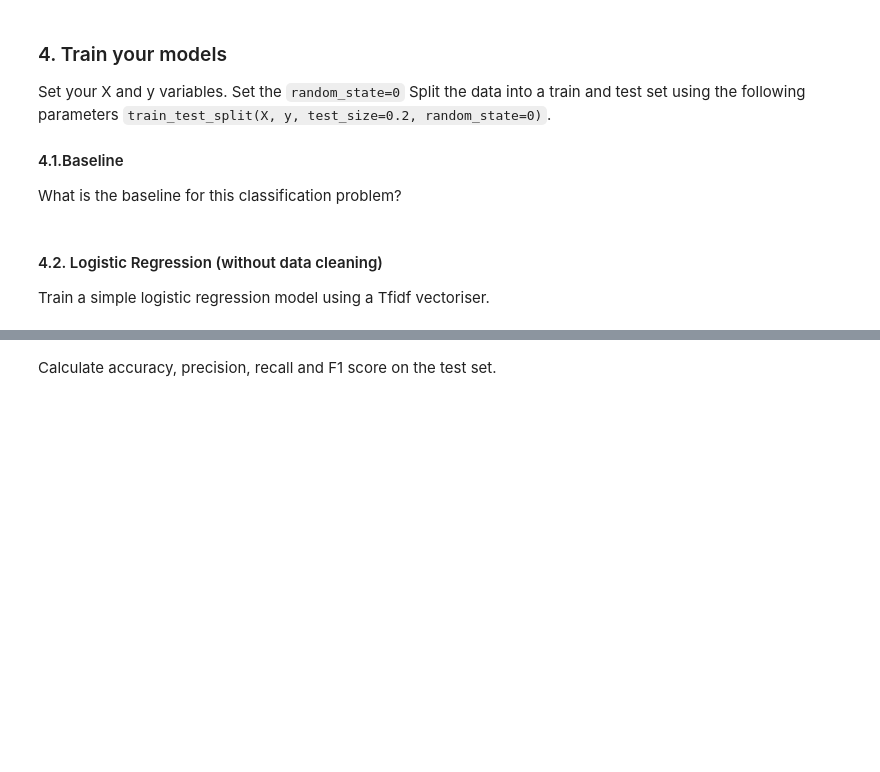
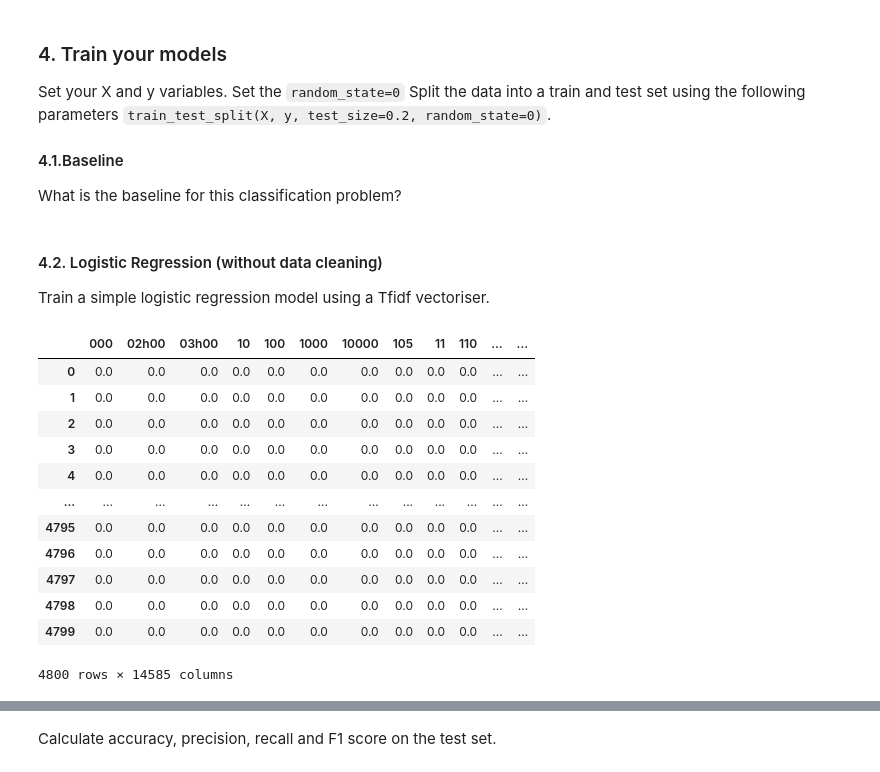
Before and after one commit to Stergios-Konstantinidis/DMML2022_Nestle, a Jupyter notebook: DMML2022_Nestle.ipynb, the cells around one changed output, grey strips where cells are left out. Drawn from its saved outputs; the diff is of its cells as text; code cells hidden in the pictures; blank space fills up the shorter version.

```diff
--- a/DMML2022_Nestle.ipynb
+++ b/DMML2022_Nestle.ipynb
@@ -165,3 +165,9 @@ np.random.seed = 0
+# %%
+#Split data set
+
+X= df['sentence']
+y= df['difficulty']
+X_train, X_test, y_train, y_test = sklearn.model_selection.train_test_split(X, y, test_size=0.2, random_state=0)
 # %% [markdown]
 #### 4.2. Logistic Regression (without data cleaning)
 
@@ -169,3 +175,23 @@ Train a simple logistic regression model using a Tfidf vectoriser.
 # %%
 import spacy
 from sklearn.feature_extraction.text import CountVectorizer, TfidfVectorizer
+texts = df['sentence']
+tfidf = TfidfVectorizer(ngram_range=(1, 1))
+features = tfidf.fit_transform(texts)
+pd.DataFrame(
+    features.todense(),
+    columns=tfidf.get_feature_names())
+# %% [output]
+|  | 000 | 02h00 | 03h00 | 10 | 100 | 1000 | 10000 | 105 | 11 | 110 | ... | ... |
+| 0 | 0.0 | 0.0 | 0.0 | 0.0 | 0.0 | 0.0 | 0.0 | 0.0 | 0.0 | 0.0 | ... | ... |
+| 1 | 0.0 | 0.0 | 0.0 | 0.0 | 0.0 | 0.0 | 0.0 | 0.0 | 0.0 | 0.0 | ... | ... |
+| 2 | 0.0 | 0.0 | 0.0 | 0.0 | 0.0 | 0.0 | 0.0 | 0.0 | 0.0 | 0.0 | ... | ... |
+| 3 | 0.0 | 0.0 | 0.0 | 0.0 | 0.0 | 0.0 | 0.0 | 0.0 | 0.0 | 0.0 | ... | ... |
+| 4 | 0.0 | 0.0 | 0.0 | 0.0 | 0.0 | 0.0 | 0.0 | 0.0 | 0.0 | 0.0 | ... | ... |
+| ... | ... | ... | ... | ... | ... | ... | ... | ... | ... | ... | ... | ... |
+| 4795 | 0.0 | 0.0 | 0.0 | 0.0 | 0.0 | 0.0 | 0.0 | 0.0 | 0.0 | 0.0 | ... | ... |
+| 4796 | 0.0 | 0.0 | 0.0 | 0.0 | 0.0 | 0.0 | 0.0 | 0.0 | 0.0 | 0.0 | ... | ... |
+| 4797 | 0.0 | 0.0 | 0.0 | 0.0 | 0.0 | 0.0 | 0.0 | 0.0 | 0.0 | 0.0 | ... | ... |
+| 4798 | 0.0 | 0.0 | 0.0 | 0.0 | 0.0 | 0.0 | 0.0 | 0.0 | 0.0 | 0.0 | ... | ... |
+| 4799 | 0.0 | 0.0 | 0.0 | 0.0 | 0.0 | 0.0 | 0.0 | 0.0 | 0.0 | 0.0 | ... | ... |
+4800 rows × 14585 columns
```
Also changed, not shown: parts of 16 cells of this notebook.
